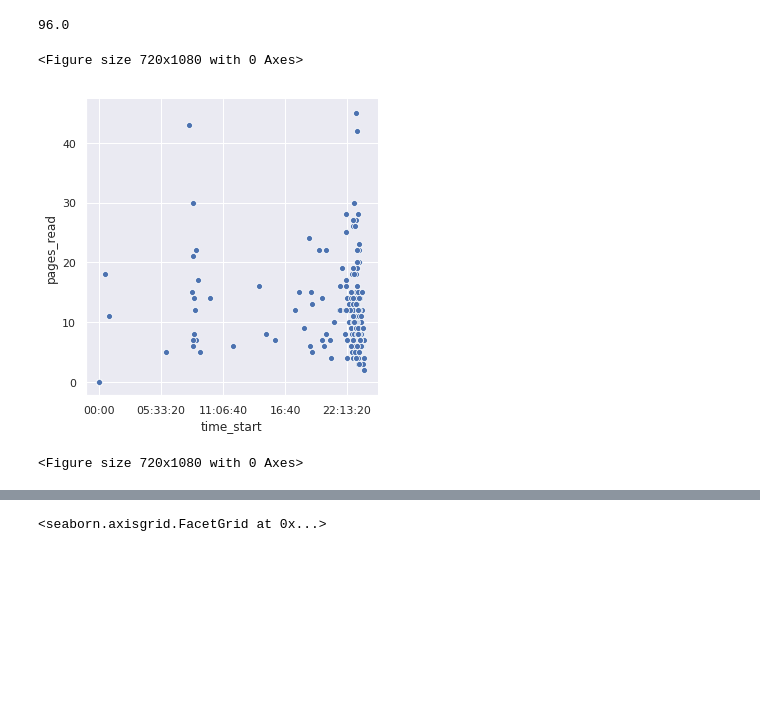
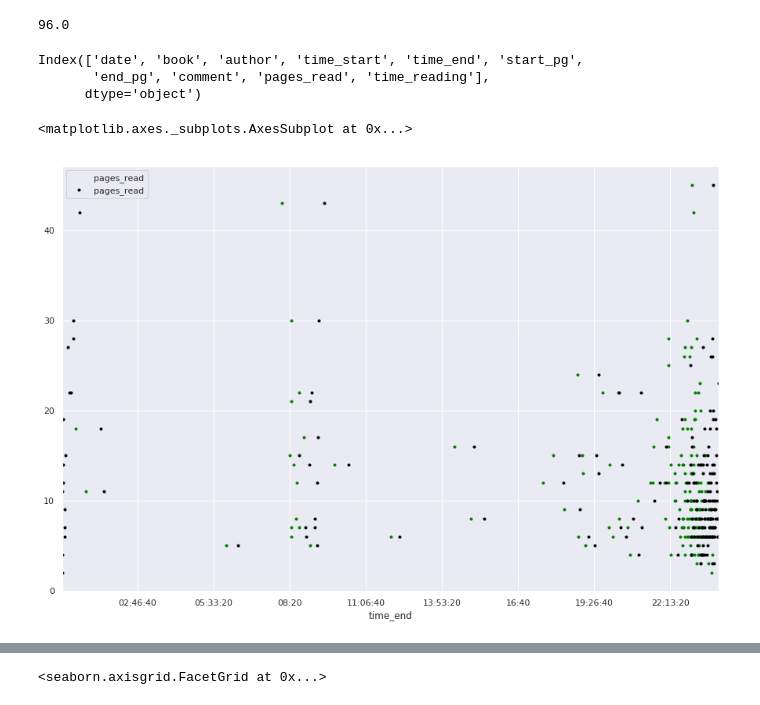
Before and after one commit to ksooklall/medium, a Jupyter notebook: Reading_and_Data_Science.ipynb, the cells around one changed output, grey strips where cells are left out. Drawn from its saved outputs; the diff is of its cells as text; code cells hidden in the pictures; blank space fills up the shorter version.

Commit message:
added scatter plot for stime and etime

```diff
--- a/Reading_and_Data_Science.ipynb
+++ b/Reading_and_Data_Science.ipynb
@@ -236,10 +222,3 @@ The longest reading streak was at the start of the year and last 10 days in whic
 df['time_reading'].max()
 # %% [output]
 96.0
-# %%
-sns.relplot(x='time_start', y='pages_read', data=df)
-plt.figure(figsize=(10, 15))
-# %% [output]
-<Figure size 720x1080 with 0 Axes>
-[figure, removed]
-<Figure size 720x1080 with 0 Axes>
@@ -247,0 +225,16 @@ plt.figure(figsize=(10, 15))
+# %%
+sdf = df[df['time_start'].ne(0)]
+# %%
+sdf.columns
+# %% [output]
+Index(['date', 'book', 'author', 'time_start', 'time_end', 'start_pg',
+       'end_pg', 'comment', 'pages_read', 'time_reading'],
+      dtype='object')
+# %%
+fig, ax = plt.subplots(figsize=(15, 10))
+
+sdf.plot(x='time_start', y='pages_read', style='.', ax=ax, color='green')
+sdf.plot(x='time_end', y='pages_read', style='.', ax=ax, color='black')
+# %% [output]
+<matplotlib.axes._subplots.AxesSubplot at 0x...>
+[figure, added]
```
Also changed, not shown: parts of 6 cells of this notebook.
